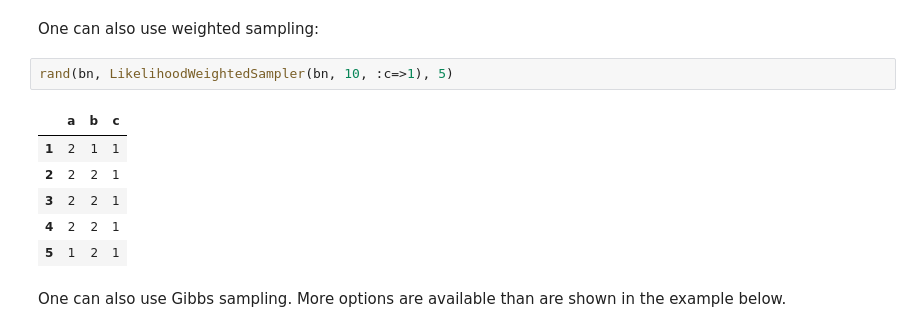
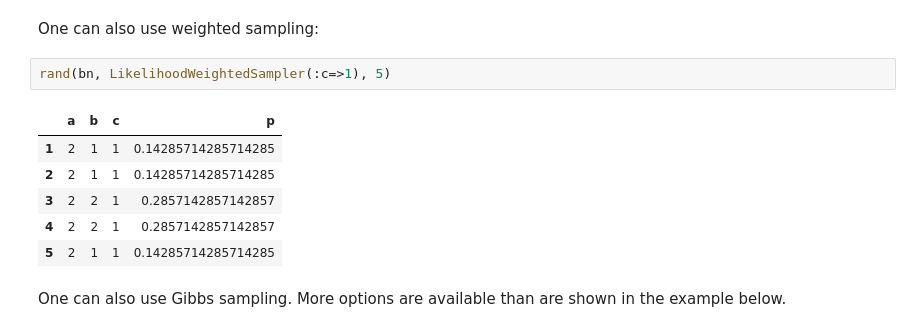
Before and after one commit to sisl/BayesNets.jl, a Jupyter notebook: doc/BayesNets.ipynb, the cells around one changed output. Cells and saved outputs as stored; diff of their text form.

```diff
--- a/doc/BayesNets.ipynb
+++ b/doc/BayesNets.ipynb
@@ -179,14 +198,14 @@ rand(bn, RejectionSampler(:c=>1), 5)
 # %% [markdown]
 One can also use weighted sampling:
 # %%
-rand(bn, LikelihoodWeightedSampler(bn, 10, :c=>1), 5)
+rand(bn, LikelihoodWeightedSampler(:c=>1), 5)
 # %% [output]
-|  | a | b | c |
-| 1 | 2 | 1 | 1 |
-| 2 | 2 | 2 | 1 |
-| 3 | 2 | 2 | 1 |
-| 4 | 2 | 2 | 1 |
-| 5 | 1 | 2 | 1 |
+|  | a | b | c | p |
+| 1 | 2 | 1 | 1 | 0.14285714285714285 |
+| 2 | 2 | 1 | 1 | 0.14285714285714285 |
+| 3 | 2 | 2 | 1 | 0.2857142857142857 |
+| 4 | 2 | 2 | 1 | 0.2857142857142857 |
+| 5 | 2 | 1 | 1 | 0.14285714285714285 |
 # %% [markdown]
 One can also use Gibbs sampling.  More options are available than are shown in the example below.
 # %%
```
Also changed, not shown: parts of 7 cells of this notebook.
